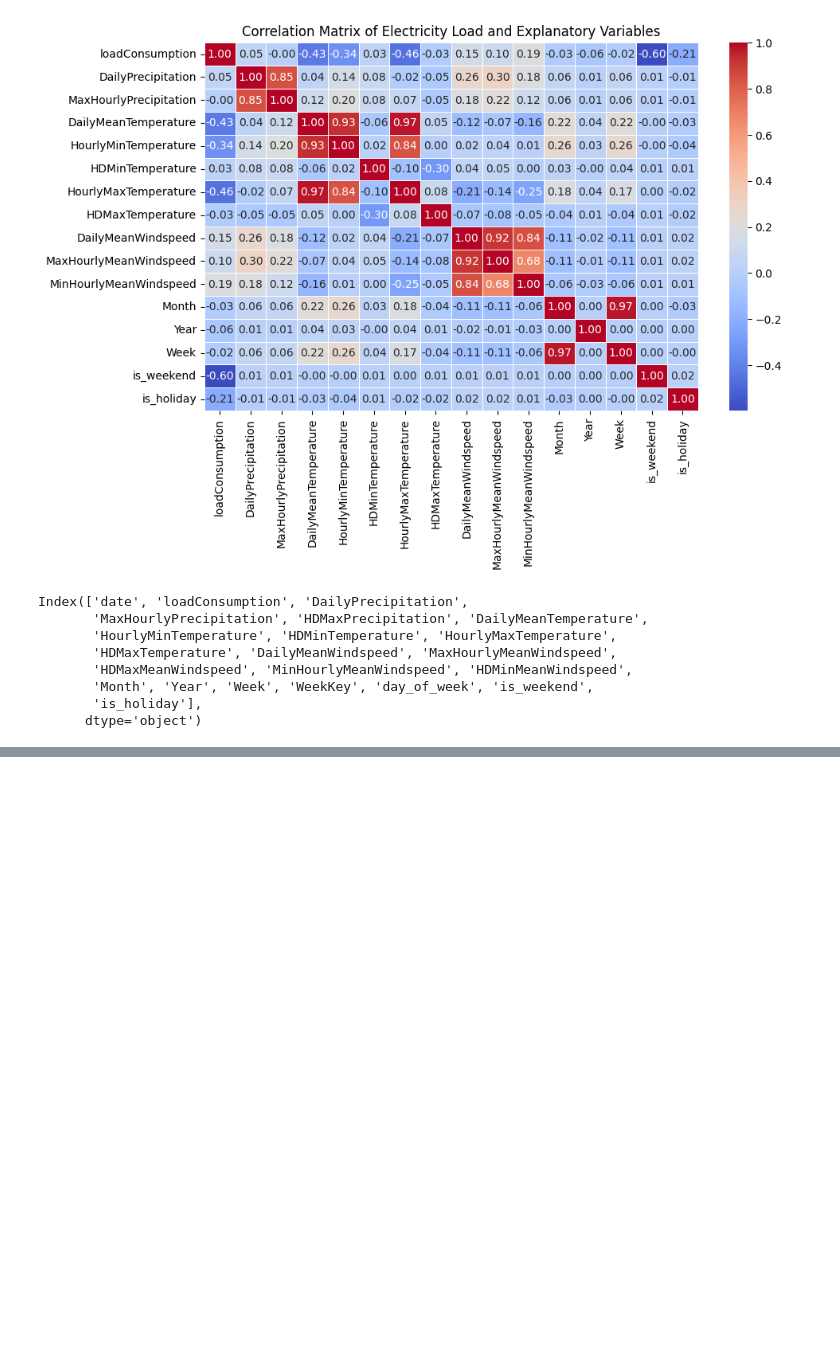
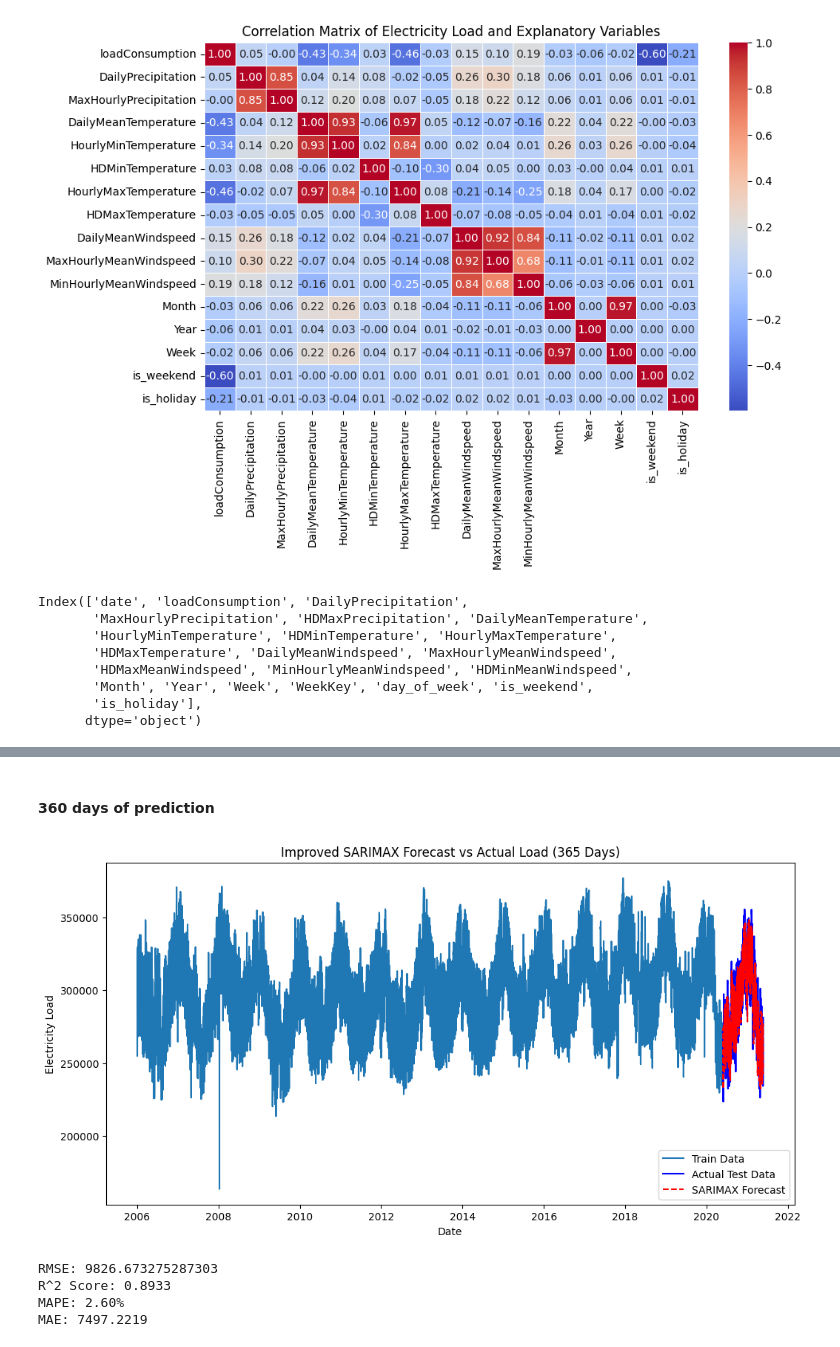
Before and after one commit to Carlos1971Salud/Hybrid-Forecasting-for-Sustainable-Electricity-Demand-in-The-Netherlands-Using-SARIMAX-SARIMAX-LSTM, a Jupyter notebook: ARIMA_onLoadConsumption.ipynb, the cells around one changed output, grey strips where cells are left out. Saved outputs shown, nothing was run; the diff lists cells and outputs as text; code cells hidden in the pictures; blank space fills up the shorter version.

```diff
--- a/ARIMA_onLoadConsumption.ipynb
+++ b/ARIMA_onLoadConsumption.ipynb
@@ -486,0 +455,64 @@ RMSE for SARIMAX (Hourly Data): nan
+# %% [markdown]
+#### 360 days of prediction
+# %%
+# Train-test split
+train_size = int(len(df_sarimax) * 0.8)
+train, test = df_sarimax.iloc[:train_size], df_sarimax.iloc[train_size:]
+
+# Define endogenous (target) and exogenous (features)
+endog_train = train["loadConsumption"]
+exog_train = train[["DailyPrecipitation", "DailyMeanTemperature", "HourlyMinTemperature",
+                    "day_of_week", "rolling_7d", "rolling_30d"]]
+
+endog_test = test["loadConsumption"]
+exog_test = test[["DailyPrecipitation", "DailyMeanTemperature", "HourlyMinTemperature",
+                "day_of_week", "rolling_7d", "rolling_30d"]]
+
+# Use Auto-ARIMA parameters if available
+best_p, best_d, best_q = auto_model.order
+best_P, best_D, best_Q, best_s = auto_model.seasonal_order
+
+# Train SARIMAX model
+sarimax_model = SARIMAX(endog_train, exog=exog_train,
+                        order=(best_p, best_d, best_q),
+                        seasonal_order=(best_P, best_D, best_Q, best_s),
+                        enforce_stationarity=False,
+                        enforce_invertibility=False)
+
+sarimax_fit = sarimax_model.fit()
+
+# Forecast for x days
+forecast_horizon = 365  # Change days
+forecast = sarimax_fit.forecast(steps=forecast_horizon, exog=exog_test[:forecast_horizon])
+
+# Prevent negative values
+forecast = np.maximum(forecast, 0)
+# %%
+# Plot results
+plt.figure(figsize=(12, 6))
+plt.plot(train.index, train["loadConsumption"], label="Train Data")
+plt.plot(test.index[:forecast_horizon], test["loadConsumption"].iloc[:forecast_horizon], label="Actual Test Data", color="blue")
+plt.plot(test.index[:forecast_horizon], forecast, label="SARIMAX Forecast", color="red", linestyle="dashed")
+plt.xlabel("Date")
+plt.ylabel("Electricity Load")
+plt.title("Improved SARIMAX Forecast vs Actual Load ({} Days)".format(forecast_horizon))
+plt.legend()
+plt.show()
+# %% [output]
+[figure, added]
+# %%
+# Evaluate performance
+rmse = np.sqrt(((forecast - endog_test.iloc[:forecast_horizon]) ** 2).mean())
+r2_sarimax = r2_score(endog_test.iloc[:forecast_horizon], forecast)
+mape_sarimax = np.mean(np.abs((endog_test.iloc[:forecast_horizon] - forecast) / endog_test.iloc[:forecast_horizon])) * 100
+mae_sarimax = mean_absolute_error(endog_test.iloc[:forecast_horizon], forecast)
+
+print(f"RMSE: {rmse}")
+print(f"R^2 Score: {r2_sarimax:.4f}")
+print(f"MAPE: {mape_sarimax:.2f}%")
+print(f"MAE: {mae_sarimax:.4f}")
+# %% [output]
+RMSE: 9826.673275287303
+R^2 Score: 0.8933
+MAPE: 2.60%
+MAE: 7497.2219
```
Also changed, not shown: parts of 29 cells of this notebook, 14 other files.
